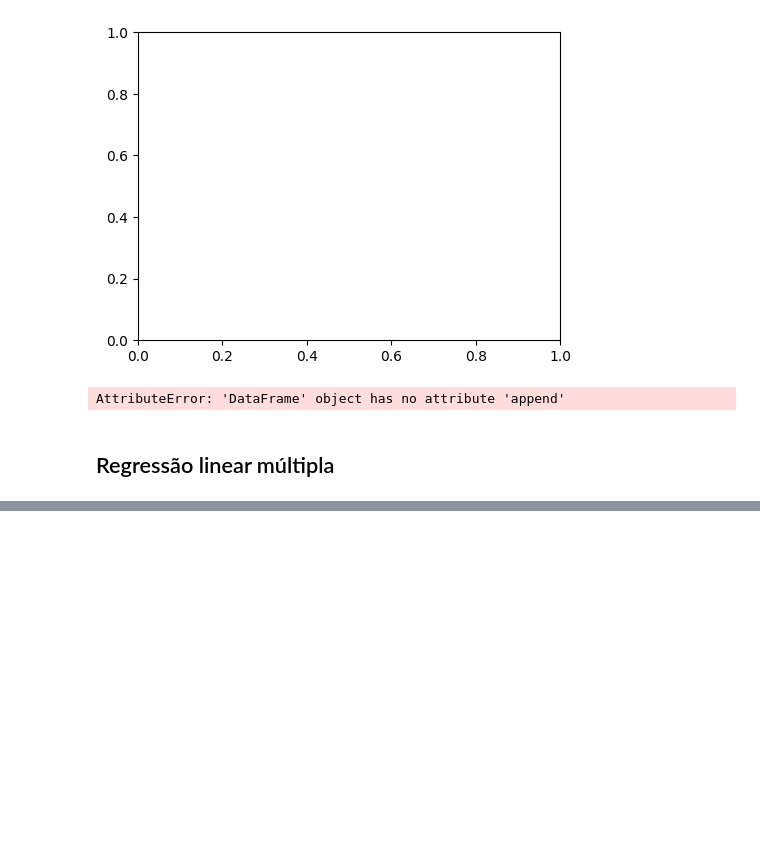
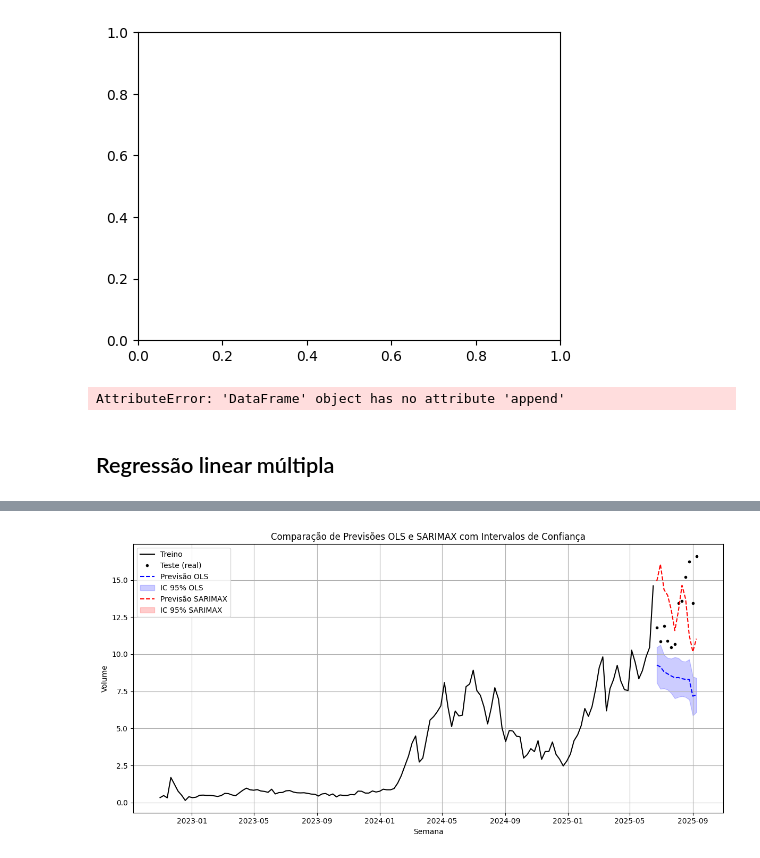
Before and after one commit to eduardammag/time-series, a Jupyter notebook: trabalho_a1.ipynb, the cells around one changed output, grey strips where cells are left out. Drawn from its saved outputs; the diff is of its cells as text; code cells hidden in the pictures; blank space fills up the shorter version.

```diff
--- a/trabalho_a1.ipynb
+++ b/trabalho_a1.ipynb
@@ -605,11 +605,11 @@ ts_analysis_script.py
 Análise completa de séries temporais com:
  - Regressão linear múltipla (tendência + harmônicos sazonais + dummies de mês)
  - Modelos ARIMA/SARIMA (statsmodels; opcional: pmdarima.auto_arima)
- - Diagnóstico de resíduos (ACF/PACF, Ljung-Box, histograma, QQplot)
+ - Resultados para diagnóstico de resíduos (ACF/PACF, Ljung-Box, histograma, QQplot)
  - Comparação por AIC/BIC/RMSE/MAPE
  - Exportação de resultados e plots
 
-Salva resultados em ./ts_analysis_outputs/
+Salva resultados em ./results_linear_regression/
 """
 
 import warnings
@@ -627,26 +627,24 @@ from statsmodels.graphics.tsaplots import plot_acf, plot_pacf
 from statsmodels.stats.diagnostic import acorr_ljungbox
 from statsmodels.graphics.gofplots import qqplot
 
-from sklearn.metrics import mean_squared_error, mean_absolute_percentage_error
+from sklearn.metrics import mean_squared_error, mean_absolute_percentage_error, r2_score
 
 # -------------------------
 # Configurações gerais
 # -------------------------
-OUTDIR = Path("./ts_analysis_outputs")
+OUTDIR = Path("./results_linear_regression")
 OUTDIR.mkdir(parents=True, exist_ok=True)
 
-# Se preferir, coloque aqui o conteúdo CSV diretamente (formato: week,volume).
-# Caso contrário, o script tenta ler um arquivo 'data.csv' no diretório atual.
 data_csv = "data.csv"
 # data_csv = """week,volume
-# 2022-10-31,0.33
-# ...
-# """
+#               2022-10-31,0.33
+#               ...
+#            """
 
 INPUT_CSV_PATH = Path("data.csv")  # usado se data_csv for None
 
 # Parâmetros de modelagem
-SEASONAL_PERIOD = 52        # sazonalidade anual em semanas (~52)
+SEASONAL_PERIOD = 52        # sazonalidade anual em semanas (~52, uma ano)
 TEST_SIZE = 12              # número de semanas no conjunto de teste para validação
 SARIMAX_GRID_SMALL = {
     "p": [0, 1, 2],
@@ -960,0 +1014,65 @@ Arquivos gerados:
+# %%
+# -------------------------
+# Preparar previsões com IC
+# -------------------------
+
+# 1️⃣ Previsão OLS
+ols_forecast_obj = ols_train.get_prediction(X_test)
+ols_pred_mean = ols_forecast_obj.predicted_mean
+ols_ci = ols_forecast_obj.conf_int(alpha=0.05)
+
+ols_pred_df = pd.DataFrame({
+    "week": test["week"].values,
+    "y_pred": ols_pred_mean,
+    "ci_lower": ols_ci[:, 0],
+    "ci_upper": ols_ci[:, 1]
+})
+
+# 2️⃣ Previsão SARIMAX
+sarimax_forecast_obj = best_res.get_forecast(steps=len(test))
+sarimax_forecast_df = sarimax_forecast_obj.summary_frame(alpha=0.05)
+
+# Garantir alinhamento correto com o eixo x
+sarimax_pred_df = sarimax_forecast_df.copy()
+sarimax_pred_df["week"] = test["week"].values
+sarimax_pred_df.rename(columns={
+    "mean": "y_pred",
+    "mean_ci_lower": "ci_lower",
+    "mean_ci_upper": "ci_upper"
+}, inplace=True)
+
+# -------------------------
+# Plotagem
+# -------------------------
+plt.figure(figsize=(12,6))
+
+# Treino
+plt.plot(train["week"], train["volume"], color="black", linestyle="-", label="Treino")
+
+# Teste (real)
+plt.plot(test["week"], test["volume"], color="black", marker=".", linestyle="None", label="Teste (real)")
+
+# OLS
+plt.plot(ols_pred_df["week"], ols_pred_df["y_pred"], color="blue", linestyle="--", label="Previsão OLS")
+plt.fill_between(ols_pred_df["week"], ols_pred_df["ci_lower"], ols_pred_df["ci_upper"],
+                 color="blue", alpha=0.2, label="IC 95% OLS")
+
+# SARIMAX
+plt.plot(sarimax_pred_df["week"], sarimax_pred_df["y_pred"], color="red", linestyle="--", label="Previsão SARIMAX")
+plt.fill_between(sarimax_pred_df["week"], sarimax_pred_df["ci_lower"], sarimax_pred_df["ci_upper"],
+                 color="red", alpha=0.2, label="IC 95% SARIMAX")
+
+# Estilo e labels
+plt.title("Comparação de Previsões OLS e SARIMAX com Intervalos de Confiança")
+plt.xlabel("Semana")
+plt.ylabel("Volume")
+plt.legend()
+plt.grid(True)
+plt.tight_layout()
+
+# Salvar e mostrar
+plt.savefig(OUTDIR / "forecast_comparison.png")
+plt.show()
+plt.close()
+# %% [output]
+[figure, added]
```
Also changed, not shown: parts of 8 cells of this notebook, 34 other files.
